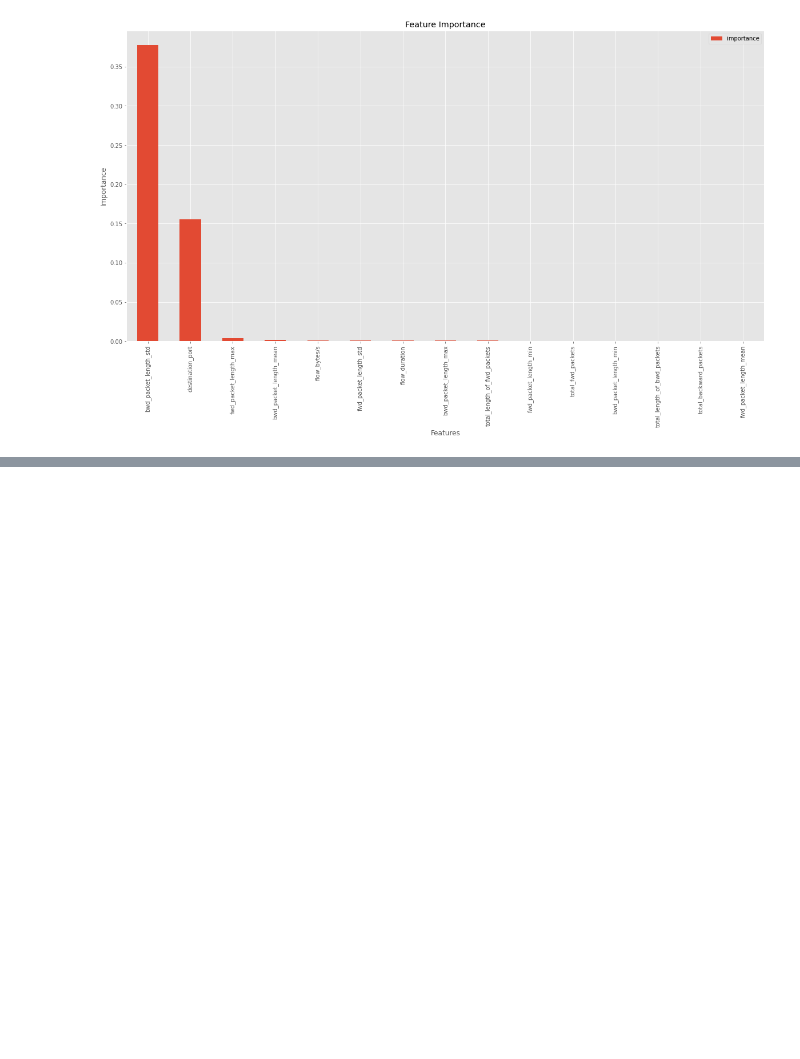
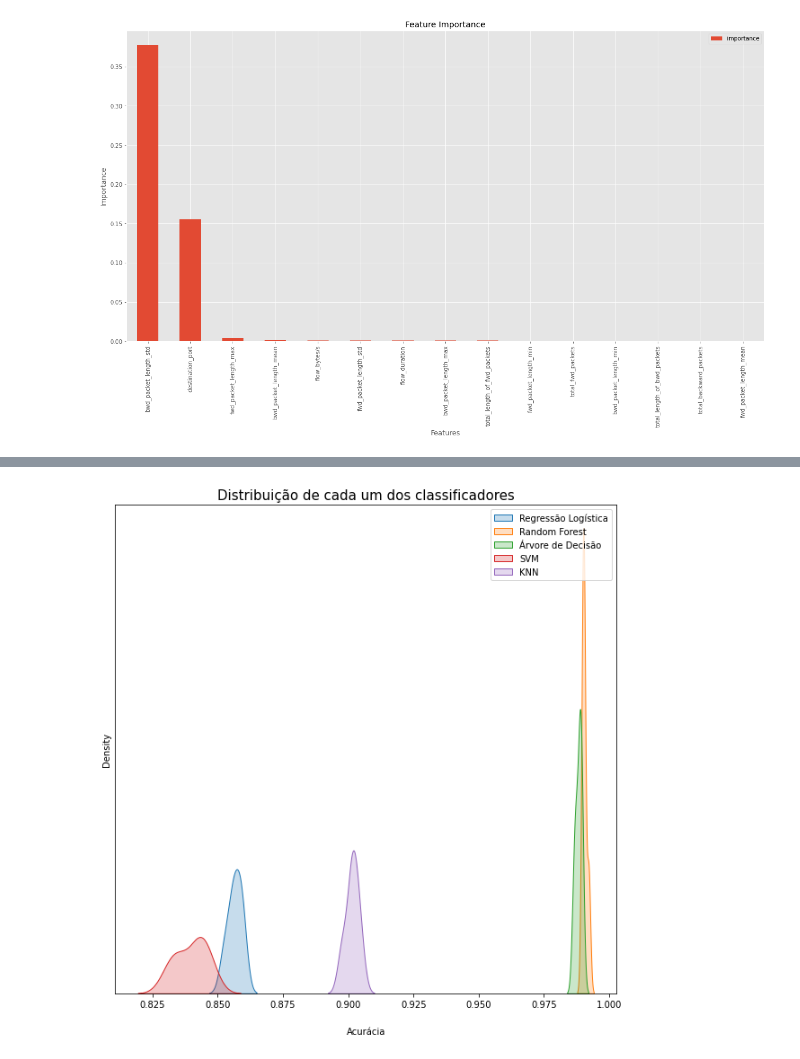
Before and after one commit to modelonulo/ml-based-intrusion-detection-system, a Jupyter notebook: ml_ids_colab.ipynb, the cells around one changed output, grey strips where cells are left out. Drawn from its saved outputs; the diff is of its cells as text; code cells hidden in the pictures; blank space fills up the shorter version.

```diff
--- a/ml_ids_colab.ipynb
+++ b/ml_ids_colab.ipynb
@@ -398,5 +398,5 @@ with open('/content/drive/MyDrive/Colab Notebooks/ml-ids-colab/metricas_pickle',
 with open('/content/drive/MyDrive/Colab Notebooks/ml-ids-colab/metricas_pickle', 'rb') as f:
   metricas_pickle = pickle.load(f)
 
-mean = metricas_pickle["metricas"] #.get("metricas")
+mean = metricas_pickle["mean"] #.get("metricas") nao mostra o erro
 std = metricas_pickle["std"]
@@ -402,0 +407,15 @@ std = metricas_pickle["std"]
+# %%
+classificadores=['Regressão Logística', 'Random Forest', 'Árvore de Decisão', 'SVM', 'KNN']
+
+plt.figure(figsize=(10, 10))
+for i in range(len(mean)):
+    sns.distplot(mean[i], hist=False, kde_kws={"shade": True})
+
+plt.title("Distribuição de cada um dos classificadores", fontsize=15)
+plt.legend(classificadores)
+plt.xlabel("Acurácia", labelpad=20)
+plt.yticks([])
+
+plt.show()
+# %% [output]
+[figure, added]
```
Also changed, not shown: parts of 6 cells of this notebook.
